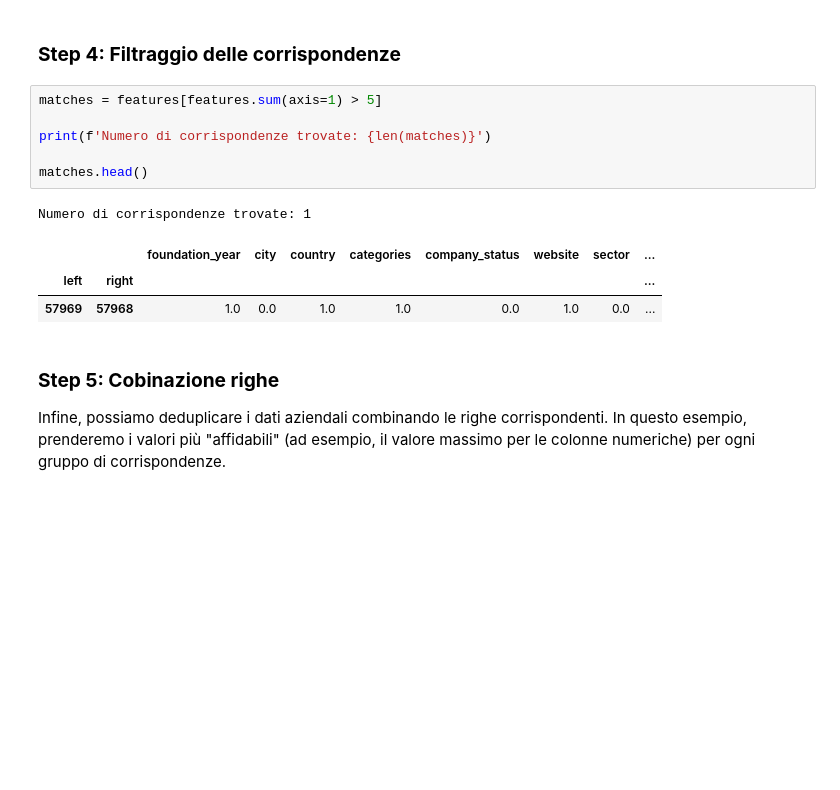
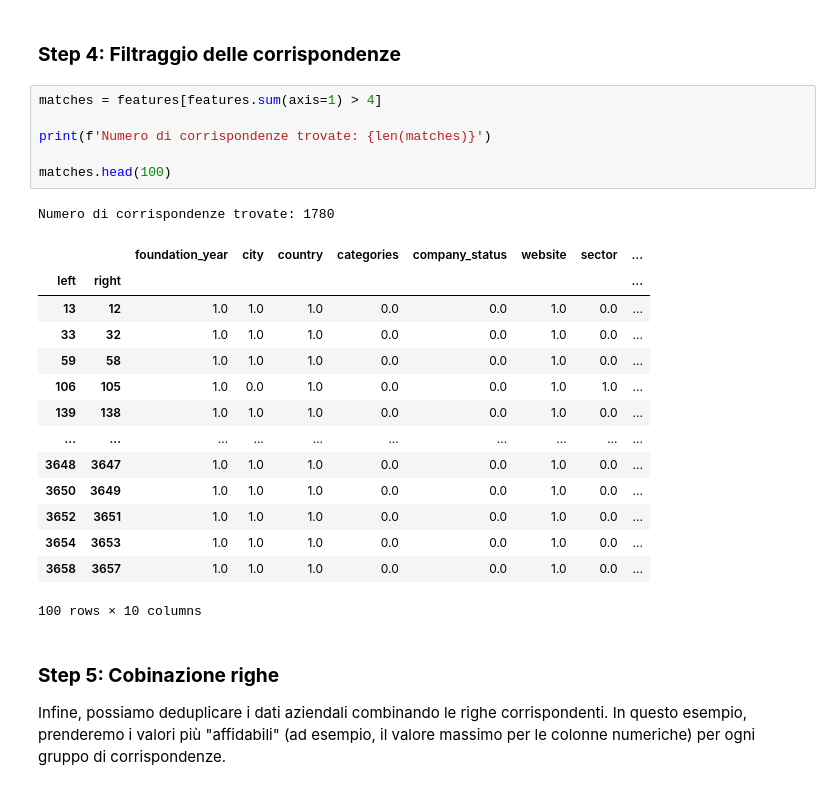
Before and after one commit to MatVitale6/IngegneriaDeiDatiProject, a Jupyter notebook: homework5/record_linkage/record_linkage.ipynb, the cells around one changed output. Drawn from its saved outputs; the diff is of its cells as text; blank space fills up the shorter version.

```diff
--- a/homework5/record_linkage/record_linkage.ipynb
+++ b/homework5/record_linkage/record_linkage.ipynb
@@ -133,16 +133,27 @@ except Exception as e:
 # %% [markdown]
 ### **Step 4: Filtraggio delle corrispondenze**
 # %%
-matches = features[features.sum(axis=1) > 5]
+matches = features[features.sum(axis=1) > 4]
 
 print(f'Numero di corrispondenze trovate: {len(matches)}')
 
-matches.head()
+matches.head(100)
 # %% [output]
-Numero di corrispondenze trovate: 1
+Numero di corrispondenze trovate: 1780
 |  |  | foundation_year | city | country | categories | company_status | website | sector | ... |
 | left | right |  |  |  |  |  |  |  | ... |
-| 57969 | 57968 | 1.0 | 0.0 | 1.0 | 1.0 | 0.0 | 1.0 | 0.0 | ... |
+| 13 | 12 | 1.0 | 1.0 | 1.0 | 0.0 | 0.0 | 1.0 | 0.0 | ... |
+| 33 | 32 | 1.0 | 1.0 | 1.0 | 0.0 | 0.0 | 1.0 | 0.0 | ... |
+| 59 | 58 | 1.0 | 1.0 | 1.0 | 0.0 | 0.0 | 1.0 | 0.0 | ... |
+| 106 | 105 | 1.0 | 0.0 | 1.0 | 0.0 | 0.0 | 1.0 | 1.0 | ... |
+| 139 | 138 | 1.0 | 1.0 | 1.0 | 0.0 | 0.0 | 1.0 | 0.0 | ... |
+| ... | ... | ... | ... | ... | ... | ... | ... | ... | ... |
+| 3648 | 3647 | 1.0 | 1.0 | 1.0 | 0.0 | 0.0 | 1.0 | 0.0 | ... |
+| 3650 | 3649 | 1.0 | 1.0 | 1.0 | 0.0 | 0.0 | 1.0 | 0.0 | ... |
+| 3652 | 3651 | 1.0 | 1.0 | 1.0 | 0.0 | 0.0 | 1.0 | 0.0 | ... |
+| 3654 | 3653 | 1.0 | 1.0 | 1.0 | 0.0 | 0.0 | 1.0 | 0.0 | ... |
+| 3658 | 3657 | 1.0 | 1.0 | 1.0 | 0.0 | 0.0 | 1.0 | 0.0 | ... |
+100 rows × 10 columns
 # %% [markdown]
 ### **Step 5: Cobinazione righe**
 Infine, possiamo deduplicare i dati aziendali combinando le righe corrispondenti. In questo esempio, prenderemo i valori più "affidabili" (ad esempio, il valore massimo per le colonne numeriche) per ogni gruppo di corrispondenze.
```
Also changed, not shown: parts of 6 cells of this notebook, 1 other file.
